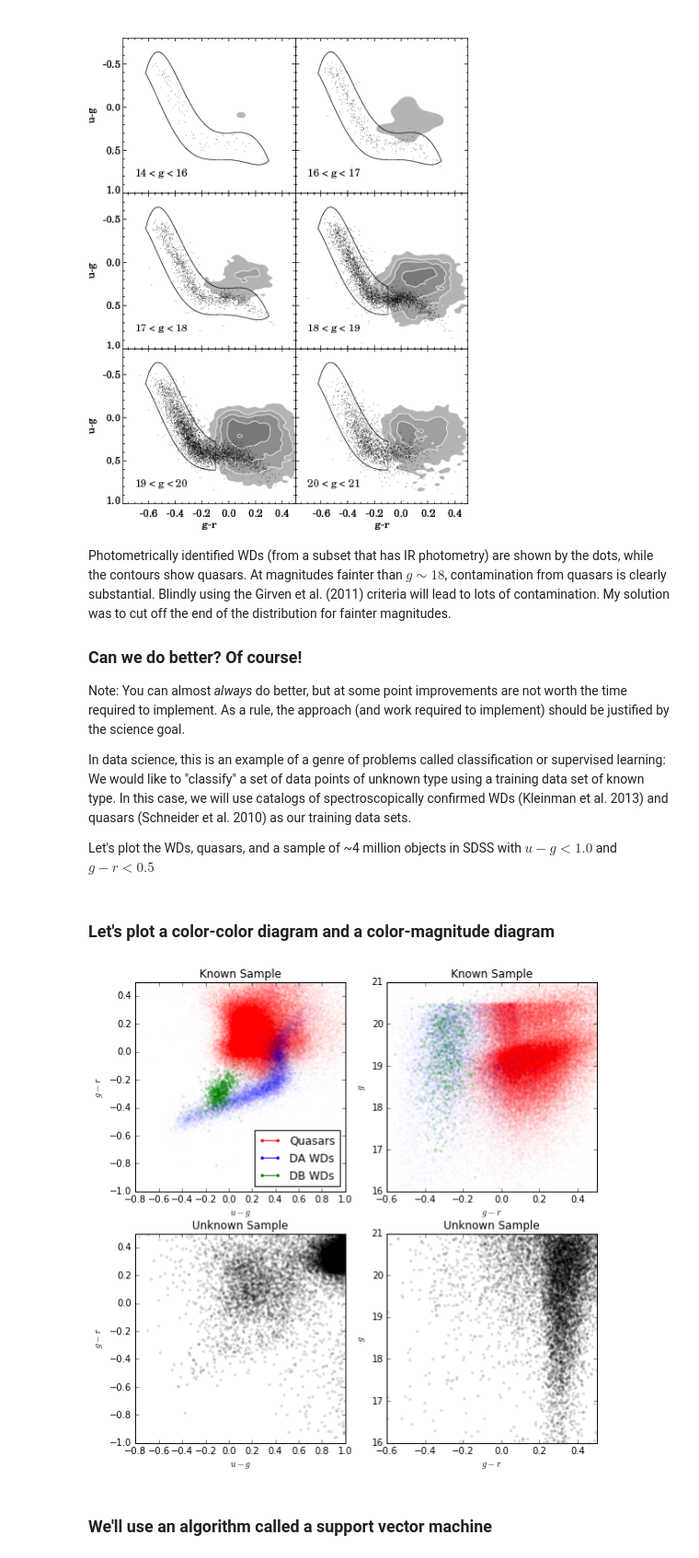
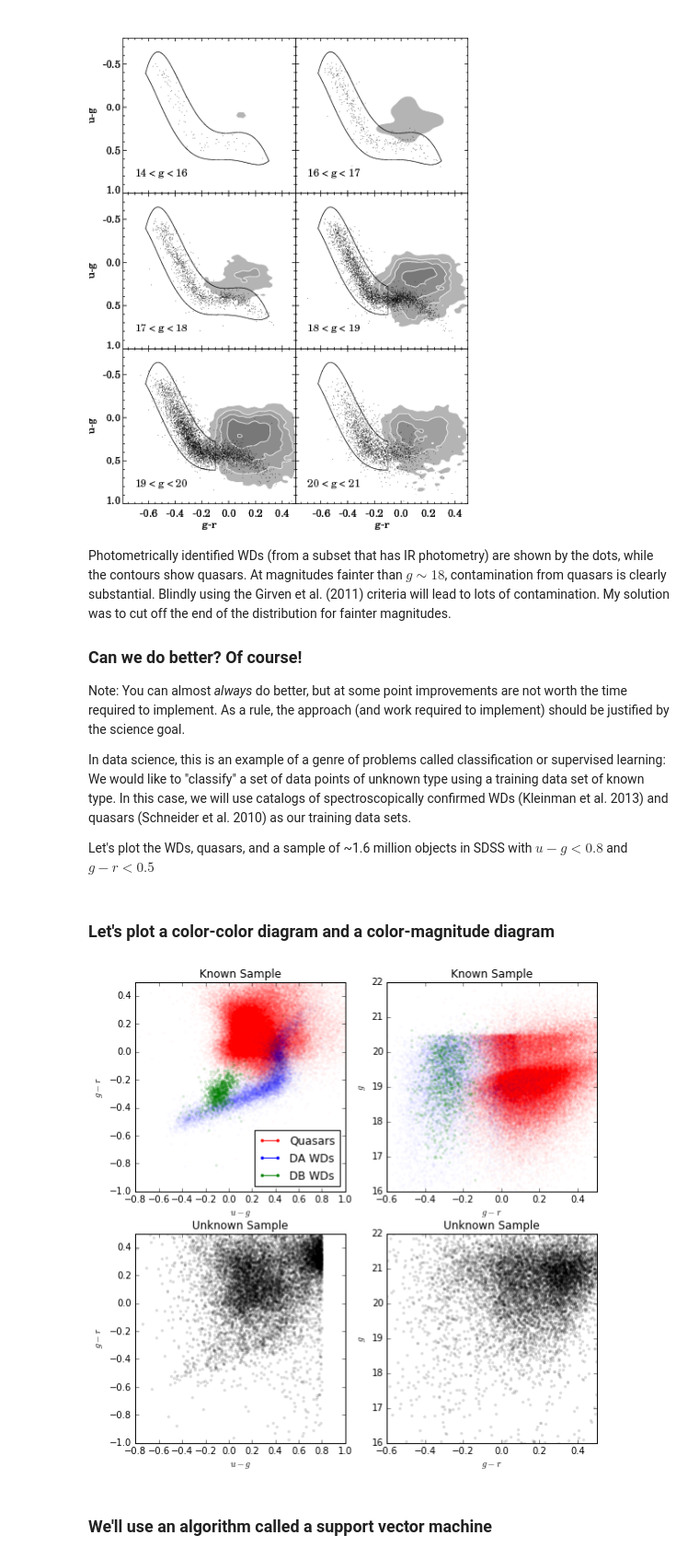
Before and after one commit to astroJeff/SMAC, a Jupyter notebook: Week_0/Week 0 - Introduction.ipynb, the cells around one changed output. Shown: that part at 92% size. Cells and saved outputs as stored; diff of their text form; code cells hidden in the pictures.

Commit message:
Updated notebook with slightly smaller SDSS sample

```diff
--- a/Week_0/Week 0 - Introduction.ipynb
+++ b/Week_0/Week 0 - Introduction.ipynb
@@ -365,7 +362,7 @@ Note: You can almost *always* do better, but at some point improvements are not
 
 In data science, this is an example of a genre of problems called classification or supervised learning: We would like to "classify" a set of data points of unknown type using a training data set of known type. In this case, we will use catalogs of spectroscopically confirmed WDs (Kleinman et al. 2013) and quasars (Schneider et al. 2010) as our training data sets.
 
-Let's plot the WDs, quasars, and a sample of ~4 million objects in SDSS with $u-g<1.0$ and $g-r<0.5$
+Let's plot the WDs, quasars, and a sample of ~1.6 million objects in SDSS with $u-g<0.8$ and $g-r<0.5$
 # %%
 # Load the data
 data_dir = '../data/Week_0/'
@@ -411,35 +408,35 @@ def plot_data(ax, SDSS_samp, colors):
 
 
     for i in np.arange(2):
         # Set the plot limits
         ax[i,0].set_xlim(-0.8, 1.0)
         ax[i,0].set_ylim(-1.0, 0.5)
         ax[i,1].set_xlim(-0.6, 0.5)
-        ax[i,1].set_ylim(16.0, 21.0)
+        ax[i,1].set_ylim(16.0, 22.0)
 
         # Add the plot labels
         ax[i,0].set_xlabel(r'$u-g$')
         ax[i,0].set_ylabel(r'$g-r$')
         ax[i,1].set_xlabel(r'$g-r$')
         ax[i,1].set_ylabel(r'$g$')
 
 
 
 fig, ax = plt.subplots(2, 2, figsize=(9, 9))
 
 
 # We'll select 10000 random samples of the ~4 million SDSS stars
 n_samp = 10000
 idx = np.random.randint(len(SDSS_blue), size=n_samp)
 SDSS_samp = SDSS_blue[idx]
 colors = np.ones(n_samp, dtype='S11')
 colors = 'k'
 
 plot_data(ax, SDSS_samp, colors)
 
 plt.show()
 # %% [output]
-[figure, old version]
+[figure, new version]
 # %% [markdown]
 ### We'll use an algorithm called a support vector machine
 # %%
```
Also changed, not shown: parts of 5 cells of this notebook.
